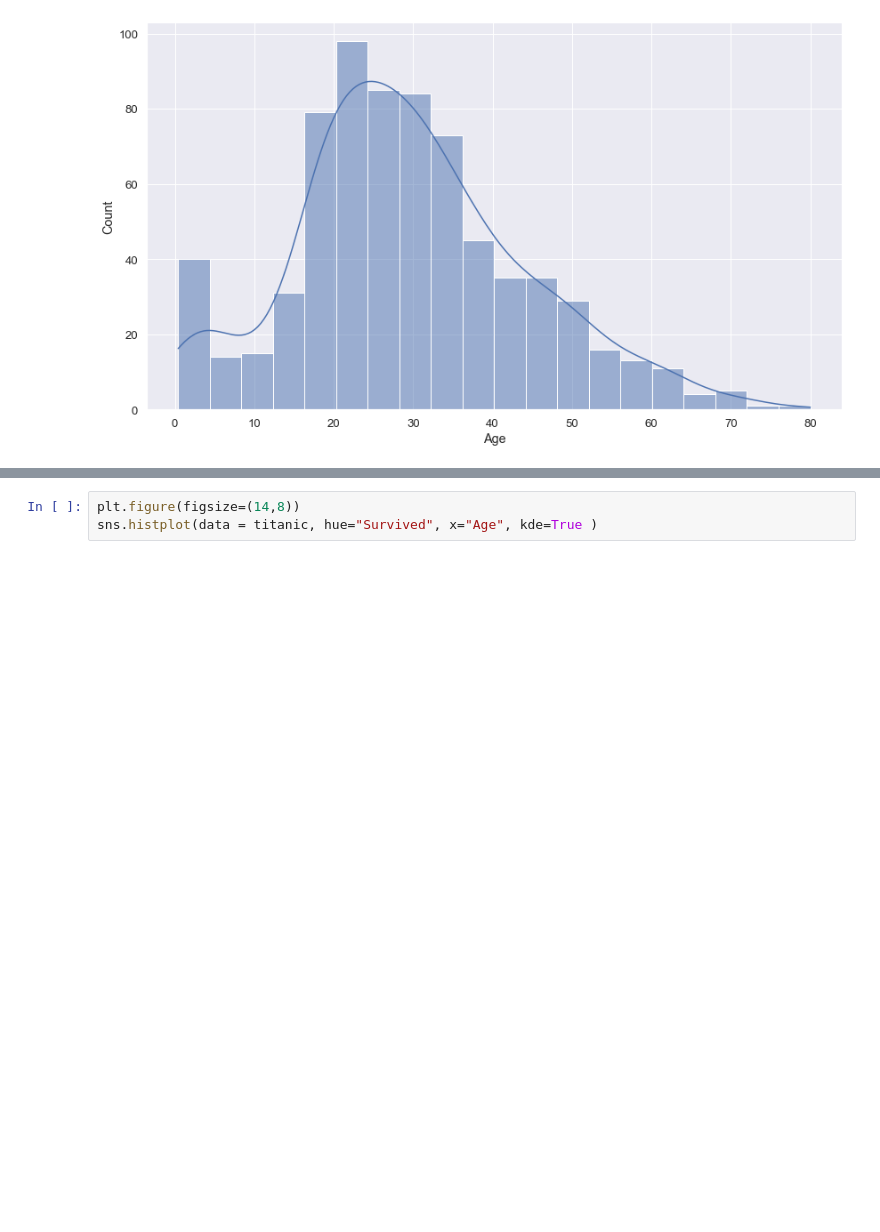
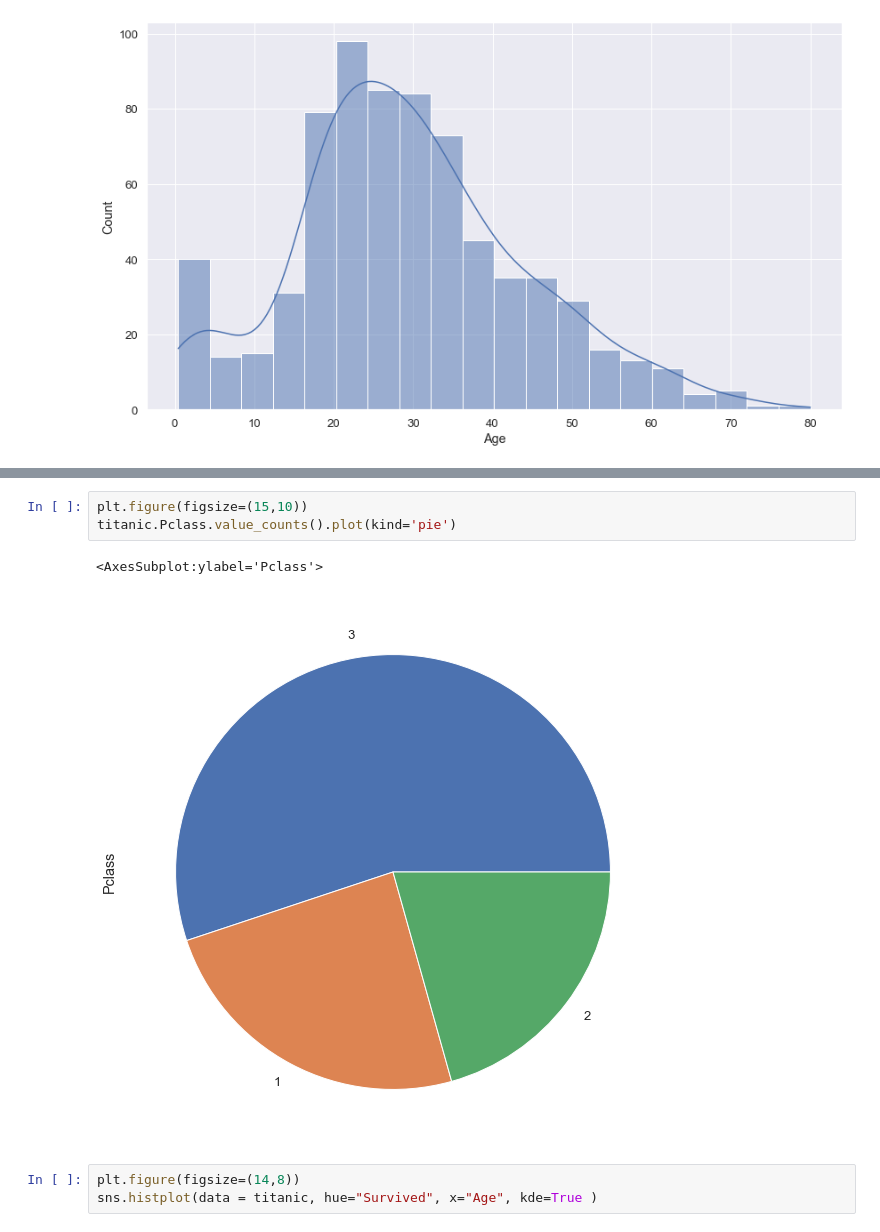
Before and after one commit to pbellot/FormationPANDAS, a Jupyter notebook: exercices.ipynb, the cells around one changed output, grey strips where cells are left out. Saved outputs shown, nothing was run; the diff lists cells and outputs as text; blank space fills up the shorter version.

```diff
--- a/exercices.ipynb
+++ b/exercices.ipynb
@@ -454,3 +461,9 @@ sns.histplot(data = titanic, x="Age", kde=True )
+# %%
+plt.figure(figsize=(15,10))
+titanic.Pclass.value_counts().plot(kind='pie')
+# %% [output]
+<AxesSubplot:ylabel='Pclass'>
+[figure, added]
 # %%
 plt.figure(figsize=(14,8))
 sns.histplot(data = titanic, hue="Survived", x="Age", kde=True )
```
Also changed, not shown: parts of 1 cell of this notebook.
